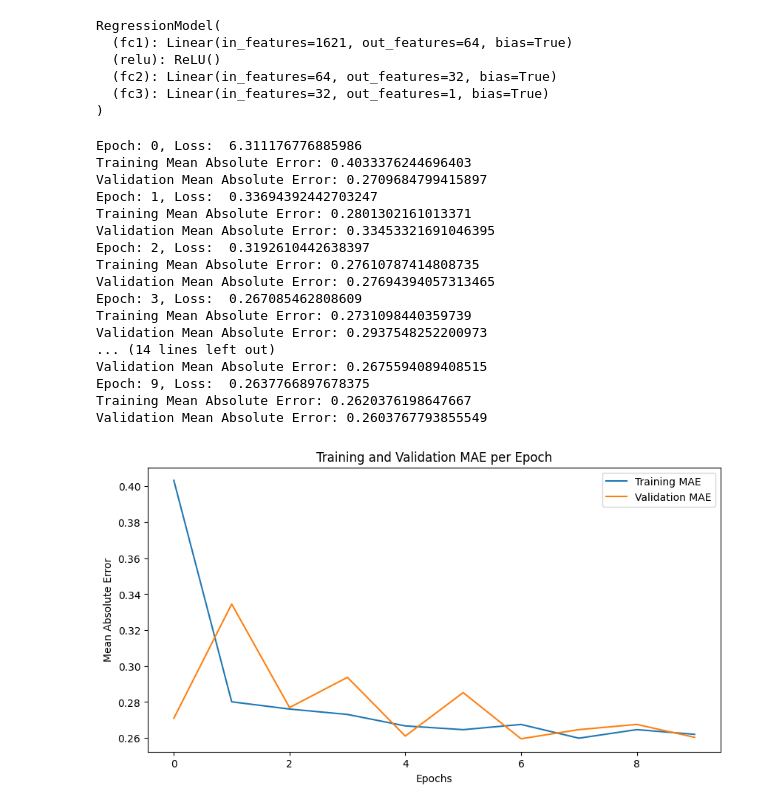
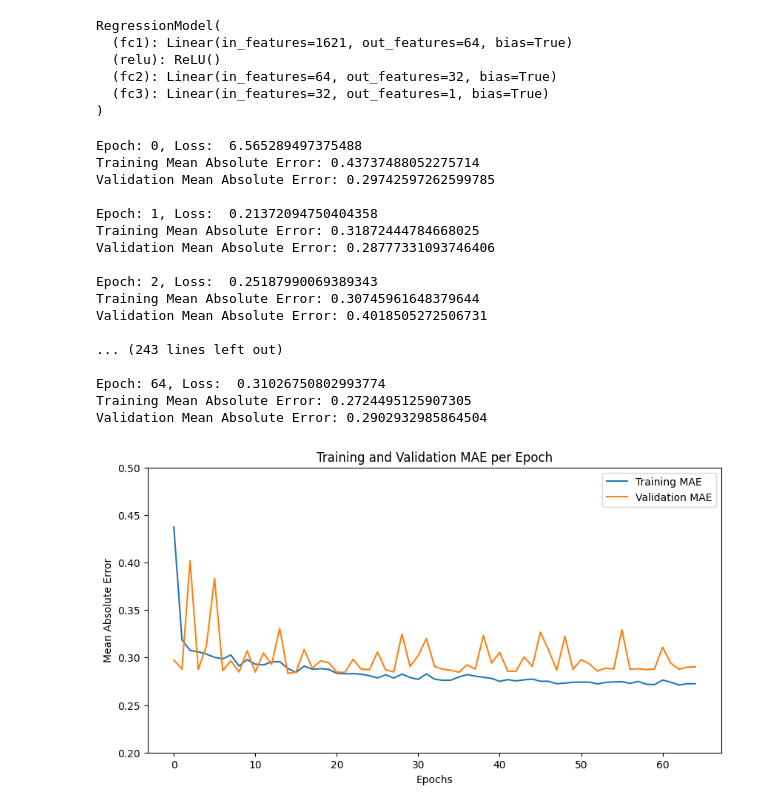
Before and after one commit to mdaffarudiyanto/anime_score_prediction, a Jupyter notebook: MuhammadDaffaRudiyanto_dsfinal_main_model.ipynb, the cells around one changed output. Drawn from its saved outputs; the diff is of its cells as text; code cells hidden in the pictures.

```diff
--- a/MuhammadDaffaRudiyanto_dsfinal_main_model.ipynb
+++ b/MuhammadDaffaRudiyanto_dsfinal_main_model.ipynb
@@ -429,0 +406,14 @@ BERTClass(
+# %%
+from google.colab import drive
+drive.mount('/content/drive')
+# Load the model
+bert_model = BERTClass()
+
+# Update this path to the location of your model in Google Drive
+model_path = '/content/drive/My Drive/fine_tuned_bert_model_final_truncation_freeze_nostratify.pth'
+
+bert_model.load_state_dict(torch.load(model_path))
+bert_model.to(device)
+
+# Set to evaluation mode for inference
+bert_model.eval()
@@ -499,7 +510,8 @@ combined_features = np.concatenate((synopsis_embeddings, other_features), axis=1
 X_dl = combined_features
 y_dl = df['Score'].values.astype('float32')
 # %%
-X_train, X_test, y_train, y_test = train_test_split(X_dl, y_dl, train_size=0.8, random_state=SEED)
+# X_train, X_test, y_train, y_test = train_test_split(X_dl, y_dl, train_size=0.8, random_state=SEED)
+X_train, X_test, y_train, y_test = train_test_split(X_dl, y_dl, train_size=0.8, random_state=SEED, stratify = df['bins_score'])
 # %%
 # Convert data to PyTorch tensors
 X_train_tensor = torch.tensor(X_train, dtype=torch.float32)
@@ -511,8 +523,14 @@ y_test_tensor = torch.tensor(y_test, dtype=torch.float32)
 train_dataset = TensorDataset(X_train_tensor, y_train_tensor)
 test_dataset = TensorDataset(X_test_tensor, y_test_tensor)
 # %%
-# Data Loaders
-train_loader = DataLoader(dataset=train_dataset, batch_size=10, shuffle=True)
-test_loader = DataLoader(dataset=test_dataset, batch_size=10, shuffle=False)
+# # Data Loaders
+# train_loader = DataLoader(dataset=train_dataset, batch_size=10, shuffle=True)
+# test_loader = DataLoader(dataset=test_dataset, batch_size=10, shuffle=False)
+
+def _init_fn(worker_id):
+    np.random.seed(int(SEED))
+
+train_loader = DataLoader(dataset=train_dataset, batch_size=10, shuffle=True, worker_init_fn=_init_fn)
+test_loader = DataLoader(dataset=test_dataset, batch_size=10, shuffle=False, worker_init_fn=_init_fn)
 # %%
 # Model definition
@@ -584,7 +603,7 @@ def validation_regression(epoch):
     return fin_outputs, fin_targets
 # %%
 # Main training and validation loop
-for epoch in range(10):
+for epoch in range(65):
     outputs_train, targets_train = train_regression(epoch)
     outputs_train = np.squeeze(outputs_train)  # Convert outputs to a 1D array for regression metrics
     mae_train = mean_absolute_error(outputs_train, targets_train)
@@ -596,40 +615,41 @@ for epoch in range(10):
     outputs, targets = validation_regression(epoch)
     validation_mae = mean_absolute_error(outputs, targets)
     validation_mae_list.append(validation_mae)
-    print(f'Validation Mean Absolute Error: {validation_mae}')
+    print(f'Validation Mean Absolute Error: {validation_mae}\n')
     outputs = np.squeeze(outputs)  # Convert outputs to a 1D array for regression metrics
 # %% [output]
-Epoch: 0, Loss:  6.311176776885986
-Training Mean Absolute Error: 0.4033376244696403
-Validation Mean Absolute Error: 0.2709684799415897
-Epoch: 1, Loss:  0.33694392442703247
-Training Mean Absolute Error: 0.2801302161013371
-Validation Mean Absolute Error: 0.33453321691046395
-Epoch: 2, Loss:  0.3192610442638397
-Training Mean Absolute Error: 0.27610787414808735
-Validation Mean Absolute Error: 0.27694394057313465
-Epoch: 3, Loss:  0.267085462808609
-Training Mean Absolute Error: 0.2731098440359739
-Validation Mean Absolute Error: 0.2937548252200973
-... (14 lines left out)
-Validation Mean Absolute Error: 0.2675594089408515
-Epoch: 9, Loss:  0.2637766897678375
-Training Mean Absolute Error: 0.2620376198647667
-Validation Mean Absolute Error: 0.2603767793855549
+Epoch: 0, Loss:  6.565289497375488
+Training Mean Absolute Error: 0.43737488052275714
+Validation Mean Absolute Error: 0.29742597262599785
+
+Epoch: 1, Loss:  0.21372094750404358
+Training Mean Absolute Error: 0.31872444784668025
+Validation Mean Absolute Error: 0.28777331093746406
+
+Epoch: 2, Loss:  0.25187990069389343
+Training Mean Absolute Error: 0.30745961648379644
+Validation Mean Absolute Error: 0.4018505272506731
+
+... (243 lines left out)
+
+Epoch: 64, Loss:  0.31026750802993774
+Training Mean Absolute Error: 0.2724495125907305
+Validation Mean Absolute Error: 0.2902932985864504
 # %%
 import matplotlib.pyplot as plt
 
 # Plotting the metrics
 plt.figure(figsize=(10, 5))
 plt.plot(training_mae_list, label='Training MAE')
 plt.plot(validation_mae_list, label='Validation MAE')
 plt.title('Training and Validation MAE per Epoch')
 plt.xlabel('Epochs')
 plt.ylabel('Mean Absolute Error')
+plt.ylim(0.2, 0.5)
 plt.legend()
 plt.show()
 # %% [output]
-[figure, old version]
+[figure, new version]
 # %%
 # @title
 # # Training loop
```
Also changed, not shown: parts of 13 cells of this notebook, 1 other file.
